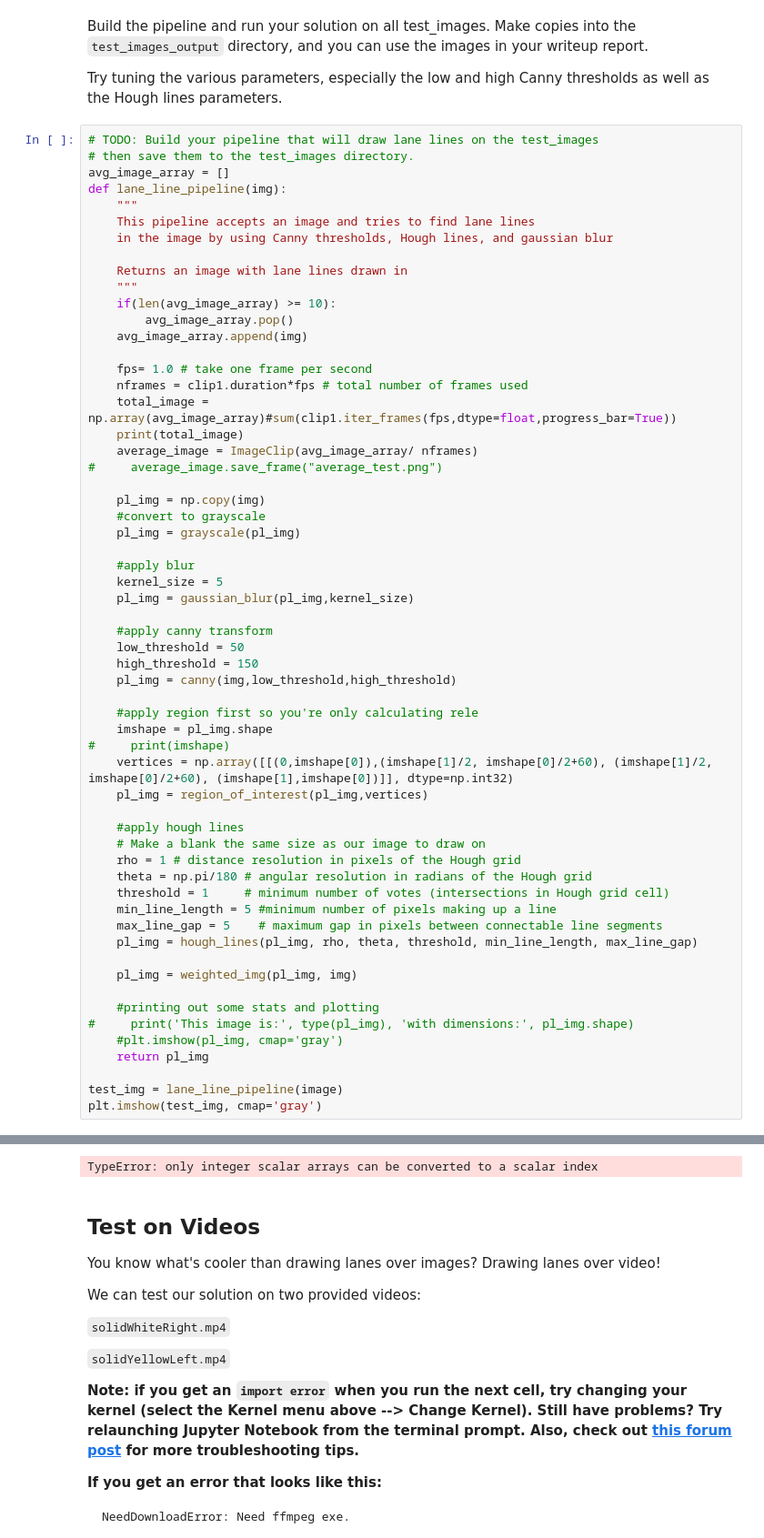
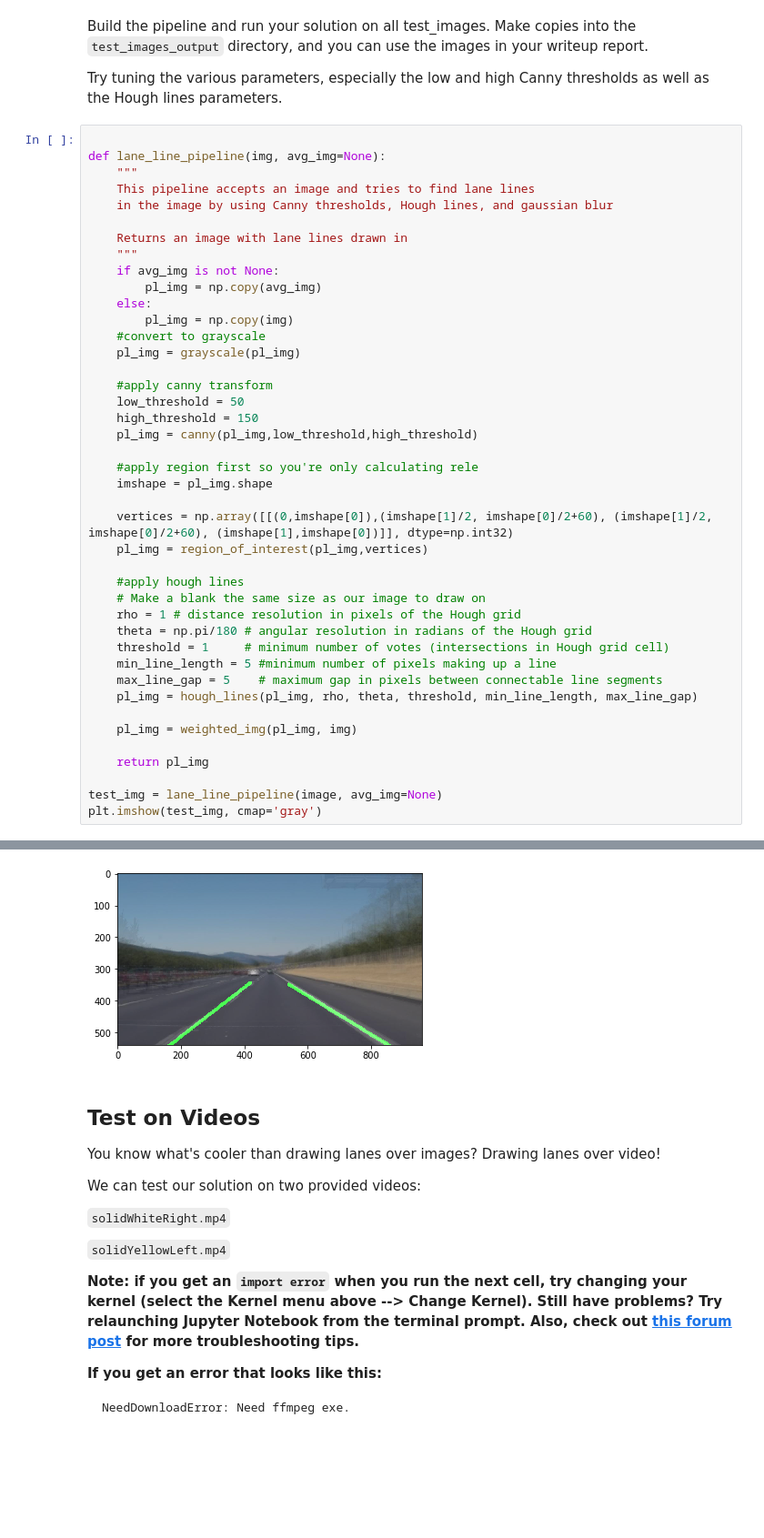
Before and after one commit to ksepehri/CarND-LaneLines-P1, a Jupyter notebook: P1.ipynb, the cells around one changed output, grey strips where cells are left out. Shown at 91% size. Saved outputs shown, nothing was run; the diff lists cells and outputs as text; blank space fills up the shorter version.

```diff
--- a/P1.ipynb
+++ b/P1.ipynb
@@ -275,43 +259,29 @@ Build the pipeline and run your solution on all test_images. Make copies into th
 
 Try tuning the various parameters, especially the low and high Canny thresholds as well as the Hough lines parameters.
 # %%
-# TODO: Build your pipeline that will draw lane lines on the test_images
-# then save them to the test_images directory.
-avg_image_array = []
-def lane_line_pipeline(img):
+
+def lane_line_pipeline(img, avg_img=None):
     """
     This pipeline accepts an image and tries to find lane lines
     in the image by using Canny thresholds, Hough lines, and gaussian blur
 
     Returns an image with lane lines drawn in
     """
-    if(len(avg_image_array) >= 10):
-        avg_image_array.pop()
-    avg_image_array.append(img)
-
-    fps= 1.0 # take one frame per second
-    nframes = clip1.duration*fps # total number of frames used
-    total_image = np.array(avg_image_array)#sum(clip1.iter_frames(fps,dtype=float,progress_bar=True))
-    print(total_image)
-    average_image = ImageClip(avg_image_array/ nframes)
-#     average_image.save_frame("average_test.png")
-
-    pl_img = np.copy(img)
+    if avg_img is not None:
+        pl_img = np.copy(avg_img)
+    else:
+        pl_img = np.copy(img)
     #convert to grayscale
     pl_img = grayscale(pl_img)
-
-    #apply blur
-    kernel_size = 5
-    pl_img = gaussian_blur(pl_img,kernel_size)
 
     #apply canny transform
     low_threshold = 50
     high_threshold = 150
-    pl_img = canny(img,low_threshold,high_threshold)
+    pl_img = canny(pl_img,low_threshold,high_threshold)
 
     #apply region first so you're only calculating rele
     imshape = pl_img.shape
-#     print(imshape)
+
     vertices = np.array([[(0,imshape[0]),(imshape[1]/2, imshape[0]/2+60), (imshape[1]/2, imshape[0]/2+60), (imshape[1],imshape[0])]], dtype=np.int32)
     pl_img = region_of_interest(pl_img,vertices)
 
@@ -326,11 +296,8 @@ def lane_line_pipeline(img):
 
     pl_img = weighted_img(pl_img, img)
 
-    #printing out some stats and plotting
-#     print('This image is:', type(pl_img), 'with dimensions:', pl_img.shape)
-    #plt.imshow(pl_img, cmap='gray')
     return pl_img
 
-test_img = lane_line_pipeline(image)
+test_img = lane_line_pipeline(image, avg_img=None)
 plt.imshow(test_img, cmap='gray')
 # %% [output]
@@ -354,4 +305,4 @@ plt.imshow(test_img, cmap='gray')
-TypeError: only integer scalar arrays can be converted to a scalar index
+[figure, added]
 # %% [markdown]
 ## Test on Videos
 
```
Also changed, not shown: parts of 8 cells of this notebook, 7 other files.
